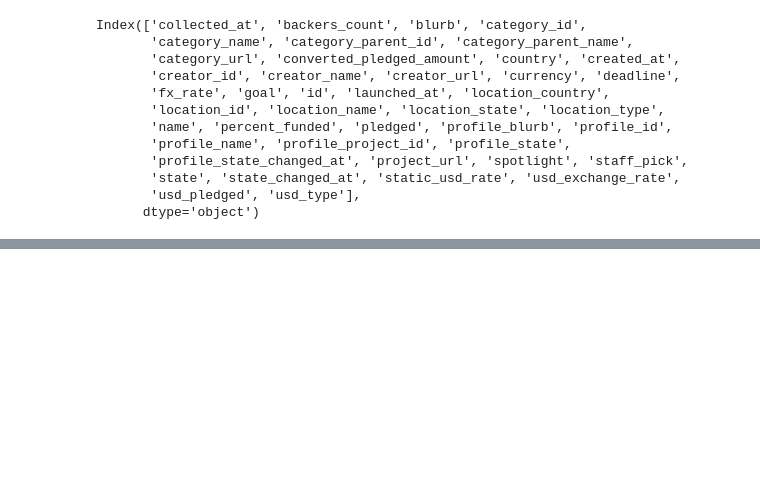
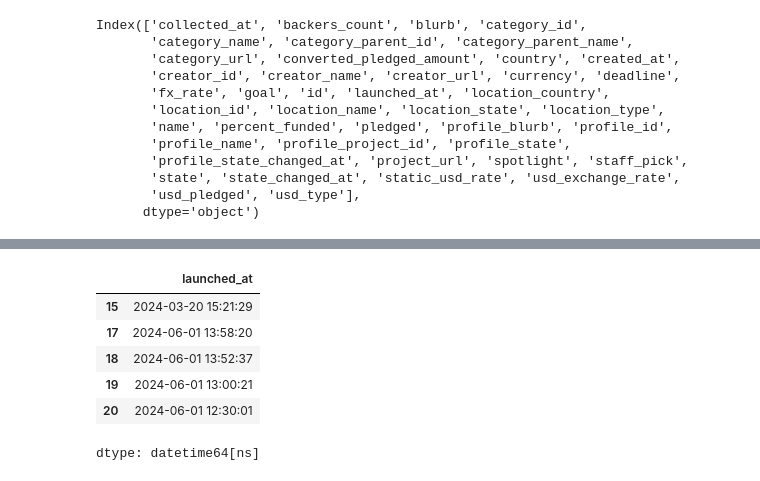
Before and after one commit to RicardoMA19/Kickstarter-Campaing-Launch-Assitant, a Jupyter notebook: Kickstarter-Assistant-Project.ipynb, the cells around one changed output, grey strips where cells are left out. Cells and saved outputs as stored; diff of their text form; code cells hidden in the pictures; blank space fills up the shorter version.

```diff
--- a/Kickstarter-Assistant-Project.ipynb
+++ b/Kickstarter-Assistant-Project.ipynb
@@ -144,0 +165,10 @@ kick_df.head(100)
+# %%
+kick_df['launched_at'].head(5)
+# %% [output]
+|  | launched_at |
+| 15 | 2024-03-20 15:21:29 |
+| 17 | 2024-06-01 13:58:20 |
+| 18 | 2024-06-01 13:52:37 |
+| 19 | 2024-06-01 13:00:21 |
+| 20 | 2024-06-01 12:30:01 |
+dtype: datetime64[ns]
```
Also changed, not shown: parts of 55 cells of this notebook.
